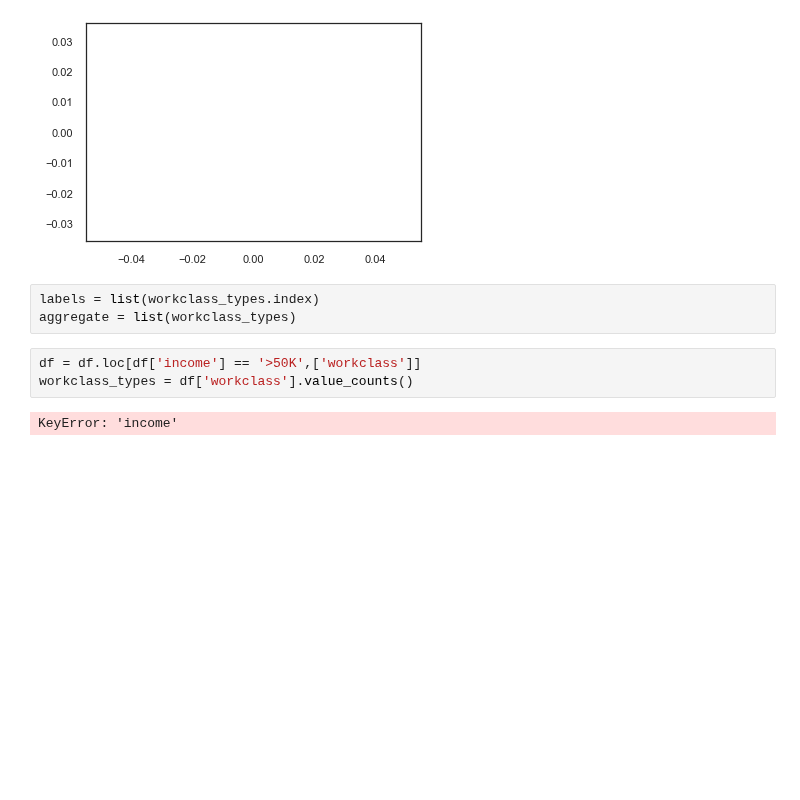
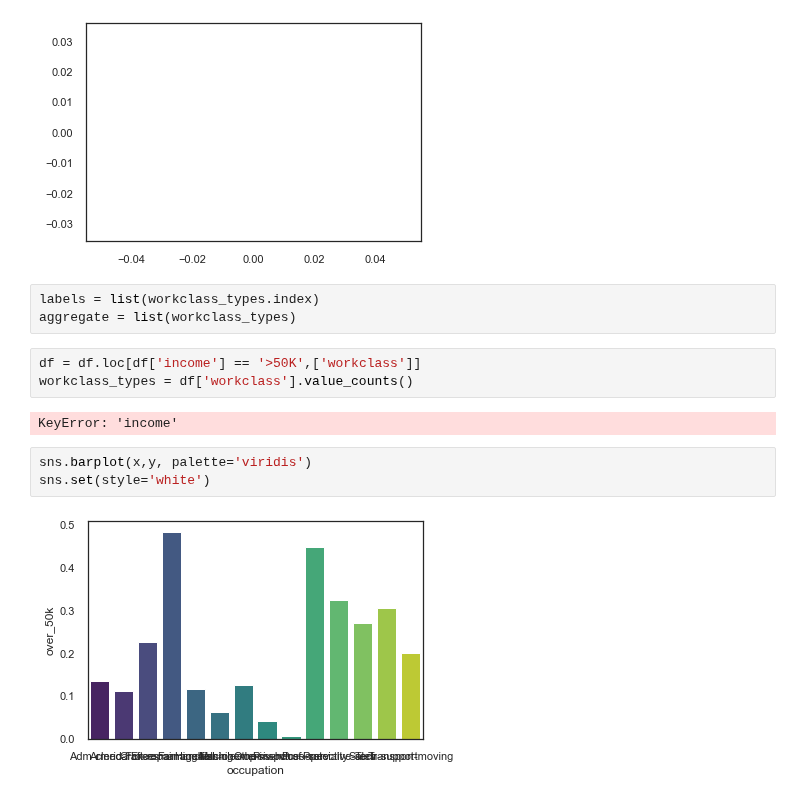
Before and after one commit to J-Joseph524/Finding_Donors, a Jupyter notebook: Final_Notebook.ipynb, the cells around one changed output. Cells and saved outputs as stored; diff of their text form; blank space fills up the shorter version.

```diff
--- a/Final_Notebook.ipynb
+++ b/Final_Notebook.ipynb
@@ -250,3 +250,8 @@ df = df.loc[df['income'] == '>50K',['workclass']]
 workclass_types = df['workclass'].value_counts()
 # %% [output]
 KeyError: 'income'
+# %%
+sns.barplot(x,y, palette='viridis')
+sns.set(style='white')
+# %% [output]
+[figure, added]
```
Also changed, not shown: parts of 1 cell of this notebook.
